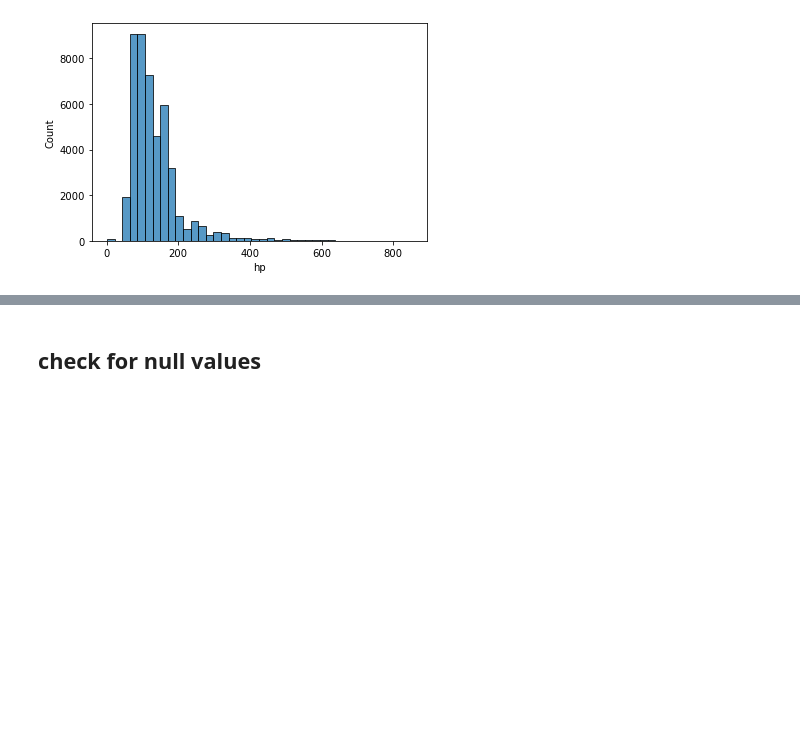
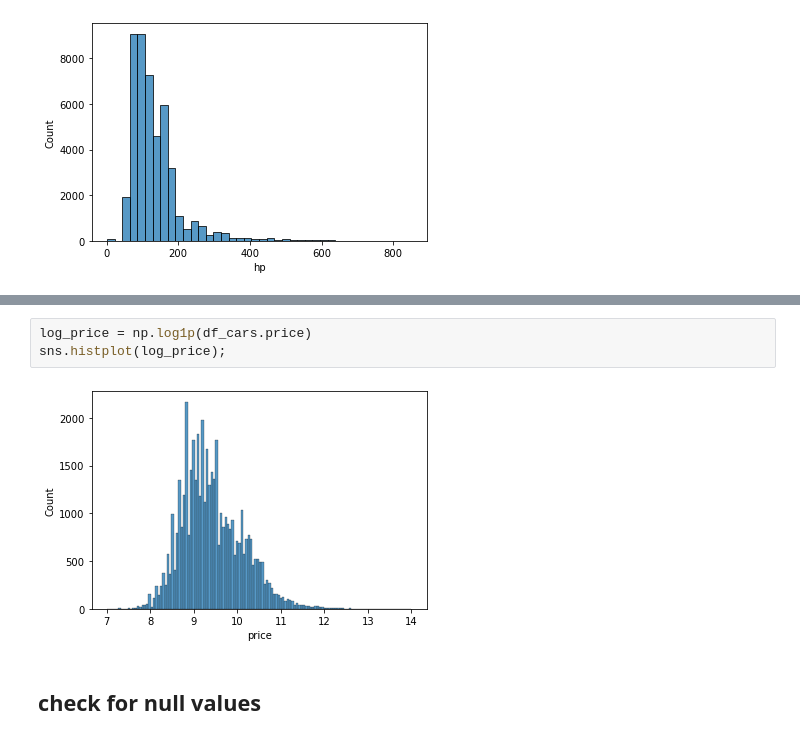
Before and after one commit to rafeekpro/carExploratoryAnalisis, a Jupyter notebook: app/jupyter/CarExploratoryAnalisis.ipynb, the cells around one changed output, grey strips where cells are left out. Drawn from its saved outputs; the diff is of its cells as text; blank space fills up the shorter version.

```diff
--- a/app/jupyter/CarExploratoryAnalisis.ipynb
+++ b/app/jupyter/CarExploratoryAnalisis.ipynb
@@ -55,4 +53,9 @@ sns.histplot(df_cars.price[df_cars.price < 50000])
 [figure]
+# %%
+log_price = np.log1p(df_cars.price)
+sns.histplot(log_price);
+# %% [output]
+[figure, added]
 # %% [markdown]
 ## check for null values
 # %%
```
Also changed, not shown: parts of 8 cells of this notebook.
